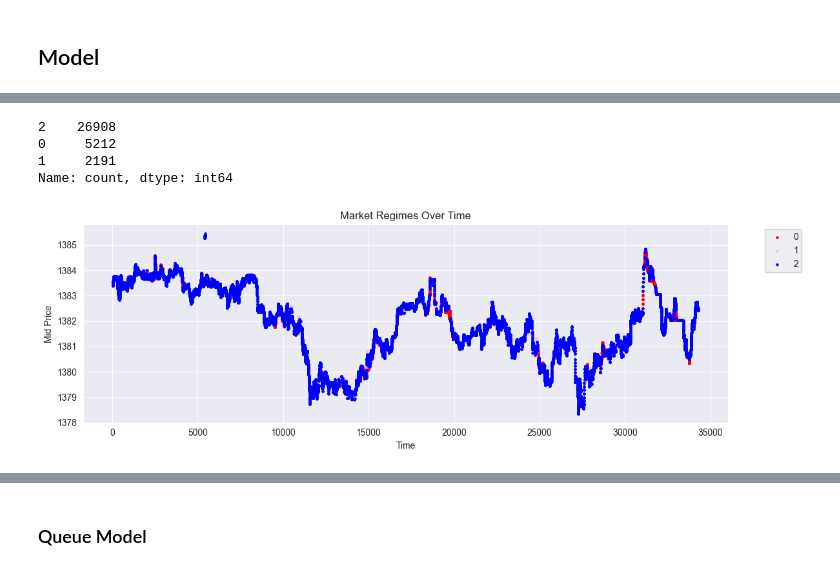
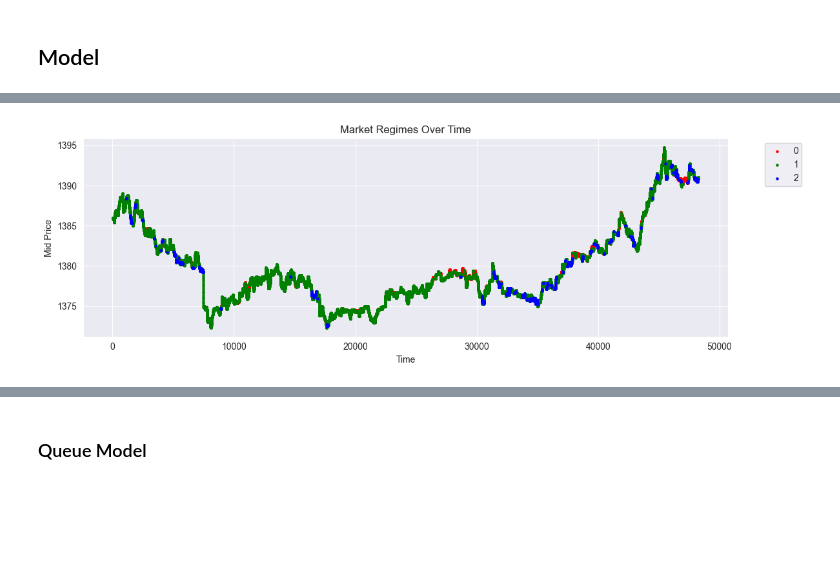
Before and after one commit to akhil-cv/market_game, a Jupyter notebook: Final_MM_prototype.ipynb, the cells around one changed output, grey strips where cells are left out. Drawn from its saved outputs; the diff is of its cells as text; code cells hidden in the pictures; blank space fills up the shorter version.

```diff
--- a/Final_MM_prototype.ipynb
+++ b/Final_MM_prototype.ipynb
@@ -74,7 +64,7 @@ def read_pq(date: str,full = False, instrument: str | None = None,  exc: str | N
 # %%
 full= True
 # df_market, mid_price = read_pq('02-27', full, '51714', 'fno')
-df_market, mid_price = read_pq('03-05', full, '2885')#, 'fno')
+df_market = read_pq('03-16', full, '2885')#, 'fno')
 # %% [markdown]
 # 3 Convert DataFrame → Orderbook Snapshots
 # %%
@@ -87,7 +77,7 @@ ExitTime = 25
 # %%
 def dataframe_to_snapshots(df):
     book=[]
-    for snap,grp in df.groupby("snap_idx"):
+    for snap,grp in df.groupby("idx"):
         bid=grp[grp.side=="Bid"].sort_values("price",ascending=False)
         ask=grp[grp.side=="Ask"].sort_values("price")
         book.append({
@@ -356,26 +350,27 @@ def estimate_queue_fill_probability(snap, order_size=1):
 # %%
-DIST_BUCKETS = [0,1,2,4,8,20]
-VOL_BUCKETS = [1,10,25,50,100]
+DIST_BUCKETS = [0,1,2,4,5,6]
+VOL_BUCKETS = [1,10,25,40,50,100]
 
-def distance_from_mid(price, mid, tick=TICK):
+def distance_from_mid(price, mid, tick=1):
     return abs(price-mid)/tick
 
 def get_bucket(value, buckets):
     for i in range(len(buckets)-1):
         if buckets[i] <= value < buckets[i+1]:
             return i
-    return len(buckets)-2
+        else: return len(buckets)-1
+    return len(buckets)-1
 # %%
 ## Regime specific
-# 5 is an arbitary number, we can tune it based on the exit time we want to consider for the fill probability
+# 0 is an arbitary number, we can tune it based on the exit time we want to consider for the fill probability
 
 def build_regime_surfaces(book, regimes, horizon=HORIZON, depth = LEVELS, tau = ExitTime):
     bid_surfaces = {}
     ask_surfaces = {}
 
     for r in np.unique(regimes):
-        counts_bid = np.zeros((len(DIST_BUCKETS)-1,len(VOL_BUCKETS)-1))
-        counts_ask = np.zeros((len(DIST_BUCKETS)-1,len(VOL_BUCKETS)-1))
+        counts_bid = np.zeros((len(DIST_BUCKETS),len(VOL_BUCKETS)))
+        counts_ask = np.zeros((len(DIST_BUCKETS),len(VOL_BUCKETS)))
 
         fills_bid = np.zeros_like(counts_bid)
         fills_ask = np.zeros_like(counts_ask)
@@ -409,11 +404,11 @@ def build_regime_surfaces(book, regimes, horizon=HORIZON, depth = LEVELS, tau =
                 counts_ask[d_bin_ask,v_bin_ask]+=1
 
                 # if future['ask_prices'][:tau].any() <= bid_price:
-                if sum(future['ask_prices'][:tau] <= bid_price) > 5:
+                if sum(future['ask_prices'][:tau] <= bid_price) > 0:
                     fills_bid[d_bin_bid,v_bin_bid]+=1
 
                 # if future['bid_prices'][:tau].any() >= ask_price:
-                if sum(future['bid_prices'][:tau] >= ask_price) > 5:
+                if sum(future['bid_prices'][:tau] >= ask_price) > 0:
                     fills_ask[d_bin_ask,v_bin_ask]+=1
 
         bid_surfaces[r] = fills_bid/(counts_bid+1e-8)
@@ -580,10 +546,3 @@ pd.Series(ask_prob10[a:b]).rolling(window=10).mean().plot(figsize=(15,5), color
-# %%
-pd.Series(regimes).value_counts()
-# %% [output]
-2    26908
-0     5212
-1     2191
-Name: count, dtype: int64
 # %%
 def plot_regimes(book, regimes, regime_names=None):
     mid_prices = []
@@ -599,32 +558,32 @@ def plot_regimes(book, regimes, regime_names=None):
     unique_regimes = np.unique(regimes)
 
     if regime_names is None:
         regime_names = {r: f'Regime {r}' for r in unique_regimes}
 
     colors = plt.cm.plasma(np.linspace(0, 1, len(unique_regimes)))
 
     for i, regime in enumerate(unique_regimes):
         mask = np.array(regimes) == regime
         plt.scatter(np.arange(len(mid_prices))[mask],
                    moving_avg[mask],
-                   c=['red','pink','blue'][i],
+                   c=['red','green','blue'][i],
                    label=regime_names[regime],
                    s=5)
 
     plt.title("Market Regimes Over Time")
     plt.xlabel("Time")
     plt.ylabel("Mid Price")
     plt.legend(bbox_to_anchor=(1.05, 1), loc='upper left')
     plt.tight_layout()
     plt.show()
 
 # Example usage with custom names
 regime_names = {
     0: '0',
     1: '1',
     2: '2',
 }
 # plot_regimes(book[0:1000], regimes[0:1000], regime_names)
 plot_regimes(book, regimes, regime_names)
 # %% [output]
-[figure, old version]
+[figure, new version]
```
Also changed, not shown: parts of 16 cells of this notebook, 1 other file.
